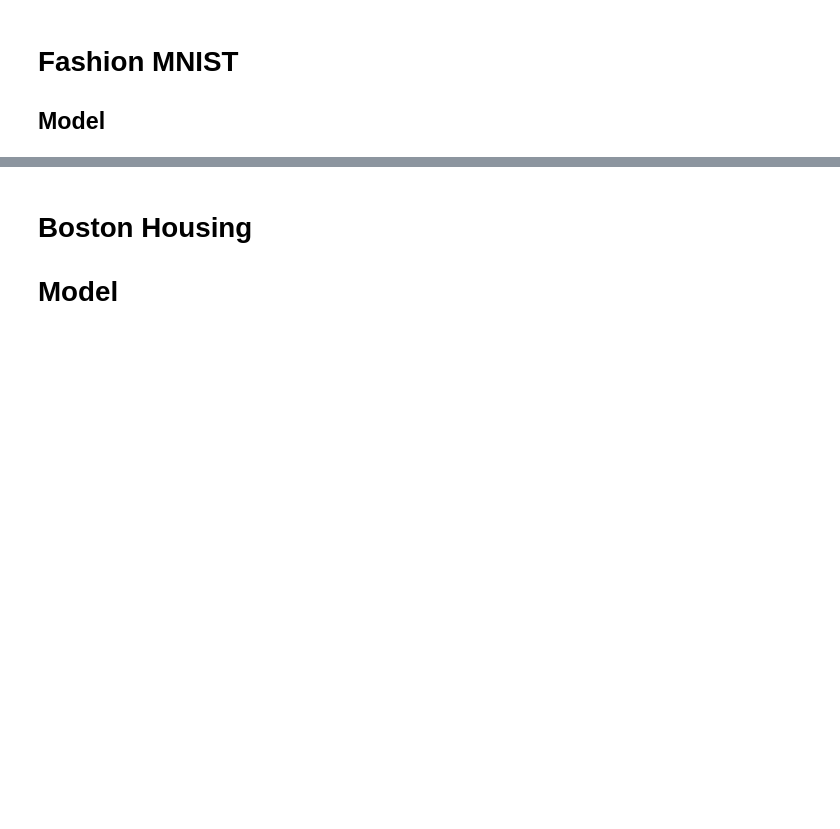
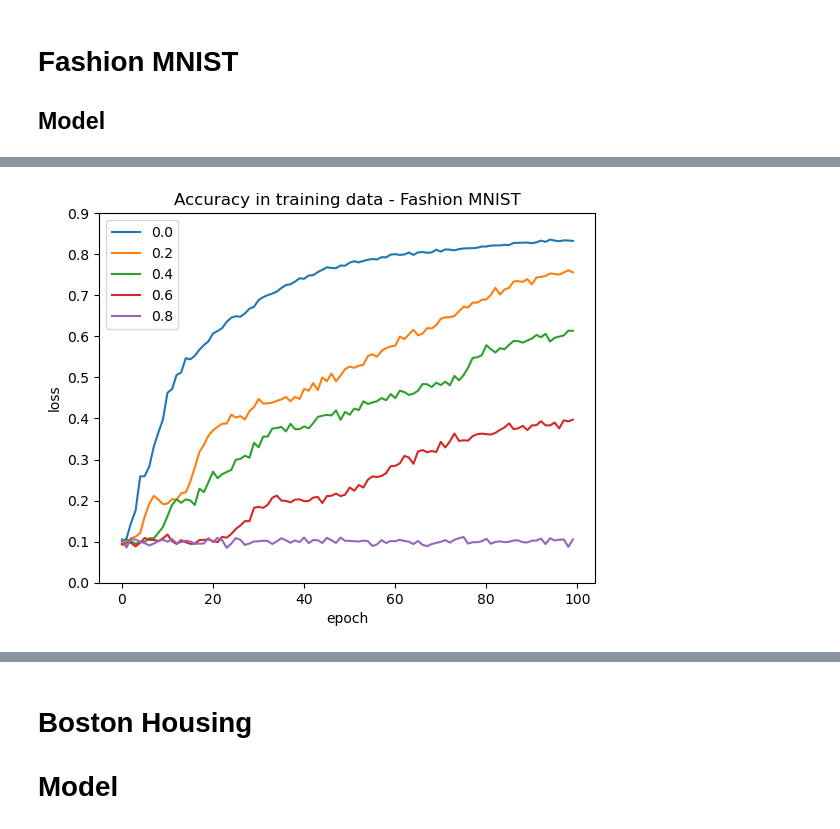
Before and after one commit to vatsashah45/Dropout-in-Neural-Networks, a Jupyter notebook: FinalCodeFiles/Models.ipynb, the cells around one changed output, grey strips where cells are left out. Drawn from its saved outputs; the diff is of its cells as text; code cells hidden in the pictures; blank space fills up the shorter version.

```diff
--- a/FinalCodeFiles/Models.ipynb
+++ b/FinalCodeFiles/Models.ipynb
@@ -1024,0 +1066,15 @@ gc.collect()
+# %%
+plt.figure(1)
+plt.plot(score0['acc'])
+plt.plot(score2['acc'])
+plt.plot(score4['acc'])
+plt.plot(score6['acc'])
+plt.plot(score8['acc'])
+plt.title('Accuracy in training data - Fashion MNIST')
+plt.ylabel('acc')
+plt.xlabel('epoch')
+plt.legend(['0.0','0.2','0.4','0.6','0.8'], loc='upper left')
+plt.ylim([0.0,0.9])
+plt.show()
+# %% [output]
+[figure, added]
```
Also changed, not shown: parts of 17 cells of this notebook, 10 other files.
